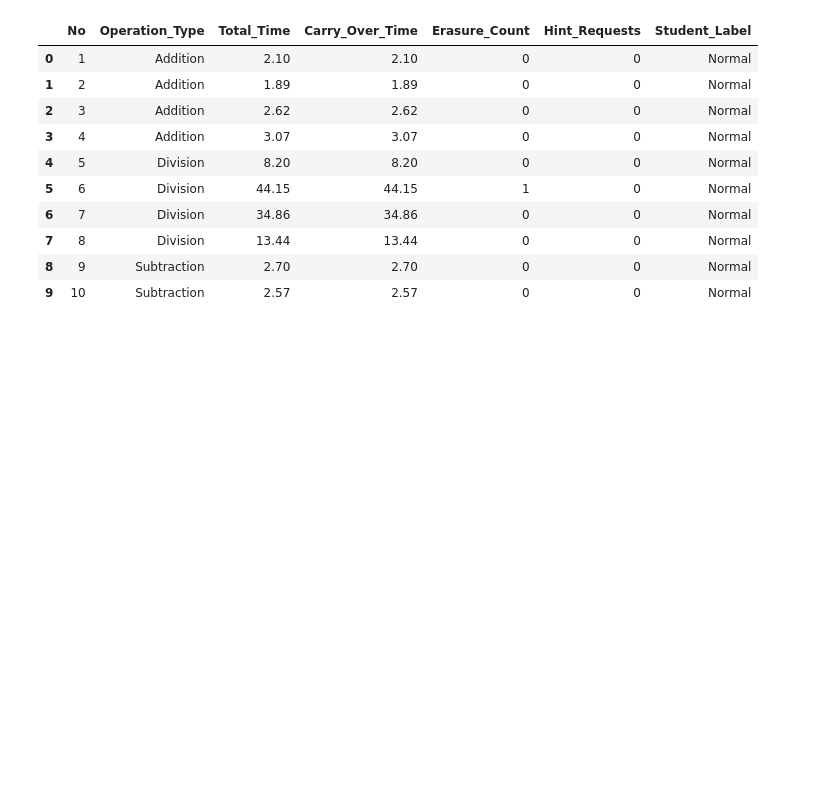
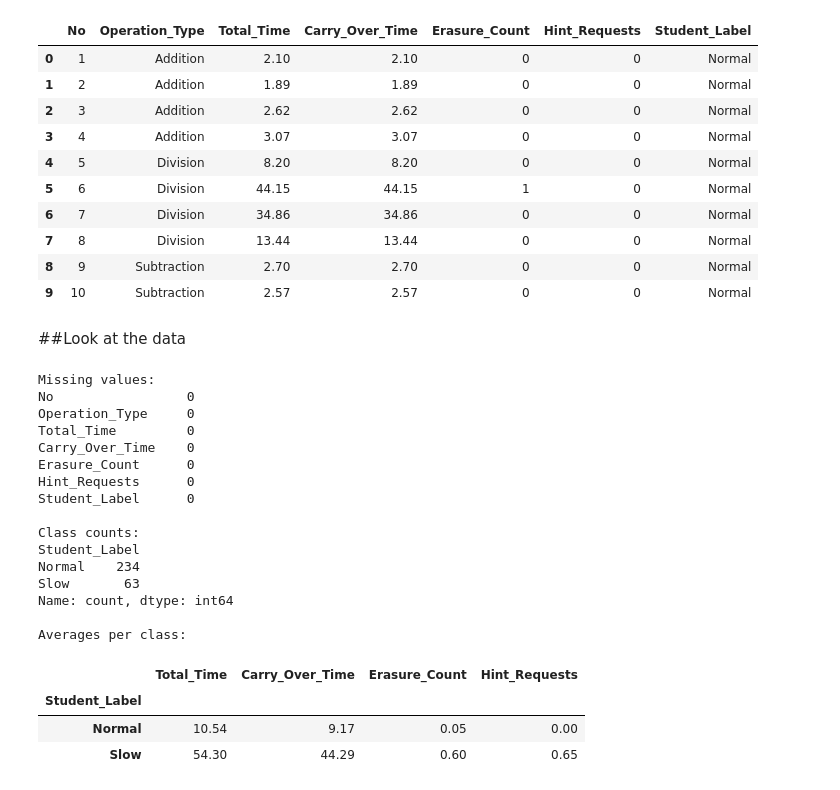
Before and after one commit to Janith303/Sinhala-and-Maths-Model-training-, a Jupyter notebook: notebooks/DT_model_train.ipynb, the cells around one changed output. Drawn from its saved outputs; the diff is of its cells as text; code cells hidden in the pictures; blank space fills up the shorter version.

```diff
--- a/notebooks/DT_model_train.ipynb
+++ b/notebooks/DT_model_train.ipynb
@@ -38,3 +43,31 @@ Rows, columns: (297, 7)
 | 7 | 8 | Division | 13.44 | 13.44 | 0 | 0 | Normal |
 | 8 | 9 | Subtraction | 2.70 | 2.70 | 0 | 0 | Normal |
 | 9 | 10 | Subtraction | 2.57 | 2.57 | 0 | 0 | Normal |
+# %% [markdown]
+##Look at the data
+# %%
+print('Missing values:'); print(df.isna().sum().to_string())
+print('\nClass counts:'); print(df['Student_Label'].value_counts())
+print('\nAverages per class:')
+df.groupby('Student_Label')[['Total_Time','Carry_Over_Time','Erasure_Count','Hint_Requests']].mean().round(2)
+# %% [output]
+Missing values:
+No                 0
+Operation_Type     0
+Total_Time         0
+Carry_Over_Time    0
+Erasure_Count      0
+Hint_Requests      0
+Student_Label      0
+
+Class counts:
+Student_Label
+Normal    234
+Slow       63
+Name: count, dtype: int64
+
+Averages per class:
+|  | Total_Time | Carry_Over_Time | Erasure_Count | Hint_Requests |
+| Student_Label |  |  |  |  |
+| Normal | 10.54 | 9.17 | 0.05 | 0.00 |
+| Slow | 54.30 | 44.29 | 0.60 | 0.65 |
```
Also changed, not shown: parts of 7 cells of this notebook.
